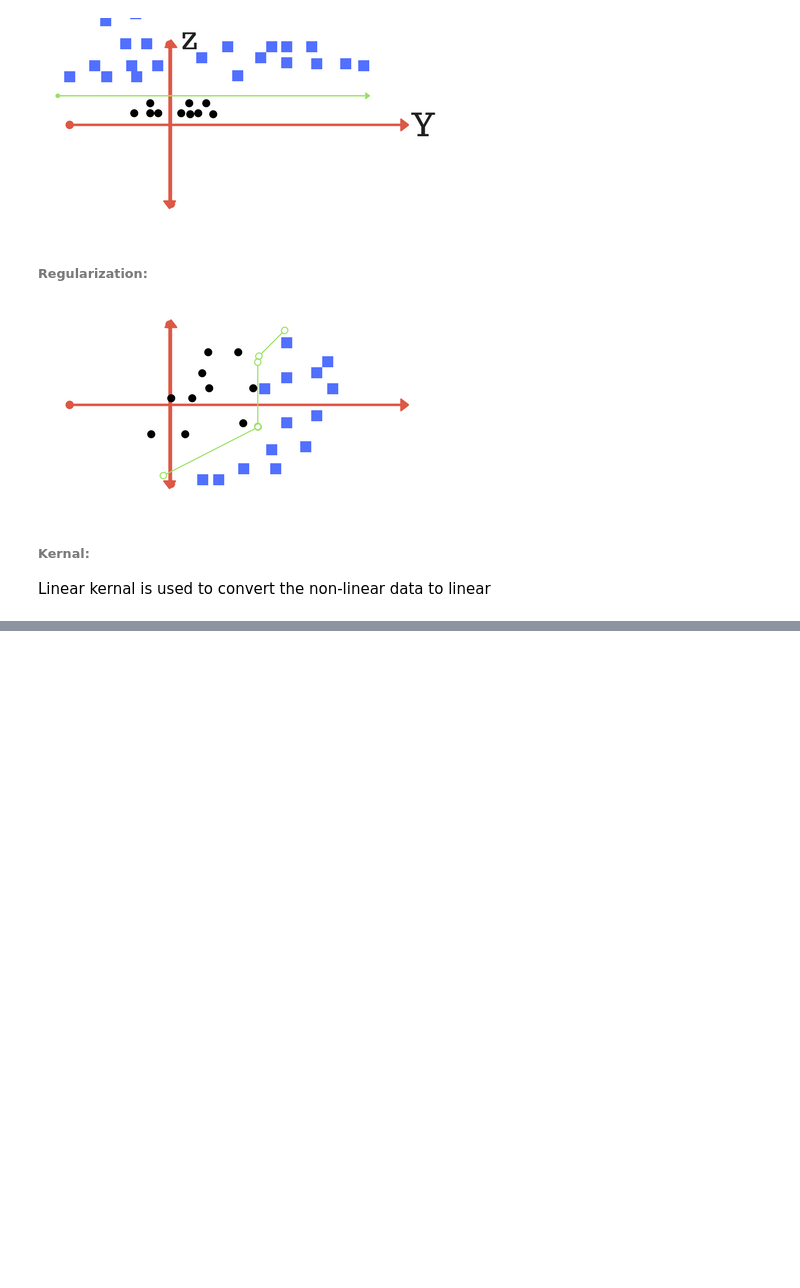
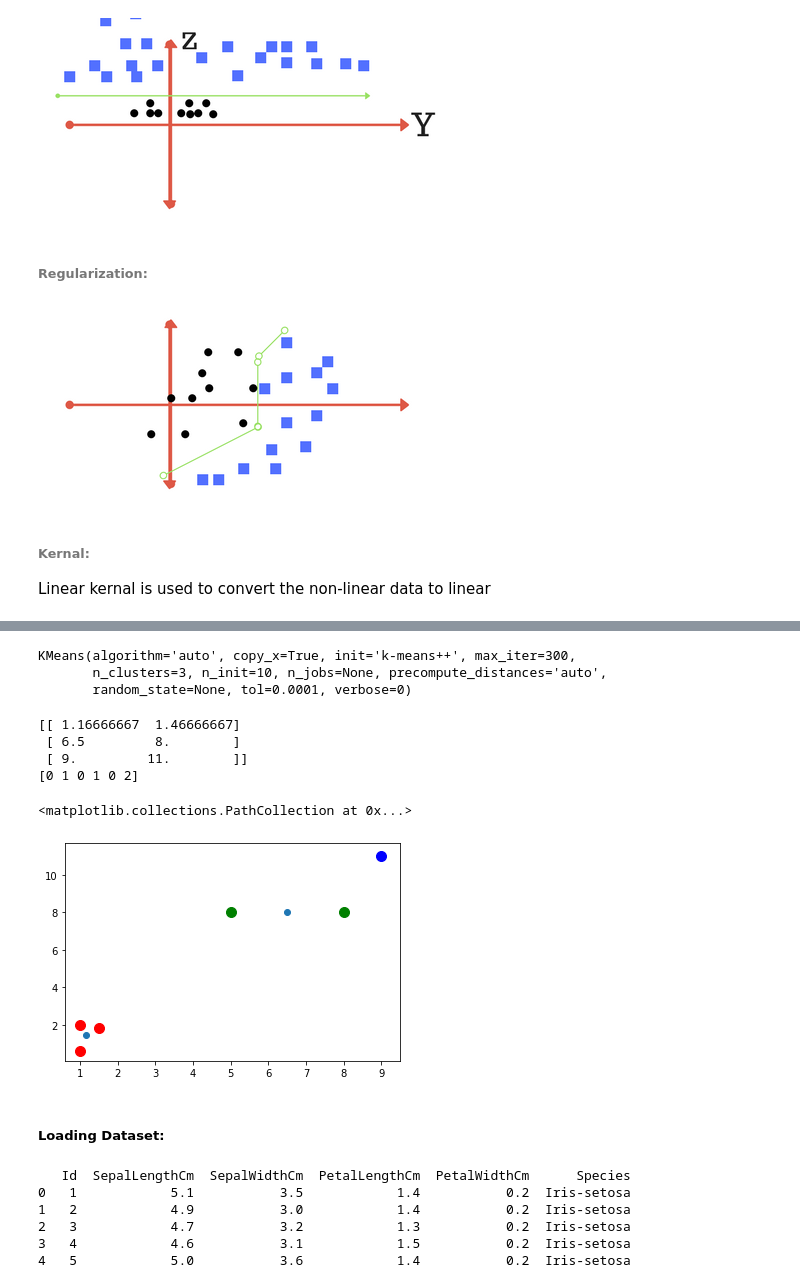
Before and after one commit to SudhakarCN/JPA_Machine_Learning, a Jupyter notebook: AI-vanilla.ipynb, the cells around one changed output, grey strips where cells are left out. Drawn from its saved outputs; the diff is of its cells as text; code cells hidden in the pictures; blank space fills up the shorter version.

```diff
--- a/AI-vanilla.ipynb
+++ b/AI-vanilla.ipynb
@@ -1805,0 +1129,44 @@ array([2])
+# %%
+X = np.array([[1, 2],
+              [5, 8],
+              [1.5, 1.8],
+              [8, 8],
+              [1, 0.6],
+              [9, 11]])
+# %%
+kmeans_model = KMeans(n_clusters=3)
+kmeans_model.fit(X)
+# %% [output]
+KMeans(algorithm='auto', copy_x=True, init='k-means++', max_iter=300,
+       n_clusters=3, n_init=10, n_jobs=None, precompute_distances='auto',
+       random_state=None, tol=0.0001, verbose=0)
+# %%
+centeroid = kmeans_model.cluster_centers_
+labels = kmeans_model.labels_
+print(centeroid)
+print(labels)
+# %% [output]
+[[ 1.16666667  1.46666667]
+ [ 6.5         8.        ]
+ [ 9.         11.        ]]
+[0 1 0 1 0 2]
+# %%
+color = ['r.', 'g.', 'b.']
+for i in range(len(labels)):
+    plt.plot(X[i][0], X[i][1], color[labels[i]], markersize = 20)
+plt.scatter(centeroid[:,0], centeroid[:,1])
+# %% [output]
+<matplotlib.collections.PathCollection at 0x...>
+[figure, added]
+# %% [markdown]
+##### Loading Dataset:
+# %%
+dataset = pd.read_csv("iris/Iris.csv")
+print(dataset.head())
+# %% [output]
+   Id  SepalLengthCm  SepalWidthCm  PetalLengthCm  PetalWidthCm      Species
+0   1            5.1           3.5            1.4           0.2  Iris-setosa
+1   2            4.9           3.0            1.4           0.2  Iris-setosa
+2   3            4.7           3.2            1.3           0.2  Iris-setosa
+3   4            4.6           3.1            1.5           0.2  Iris-setosa
+4   5            5.0           3.6            1.4           0.2  Iris-setosa
```
Also changed, not shown: parts of 207 cells of this notebook.
